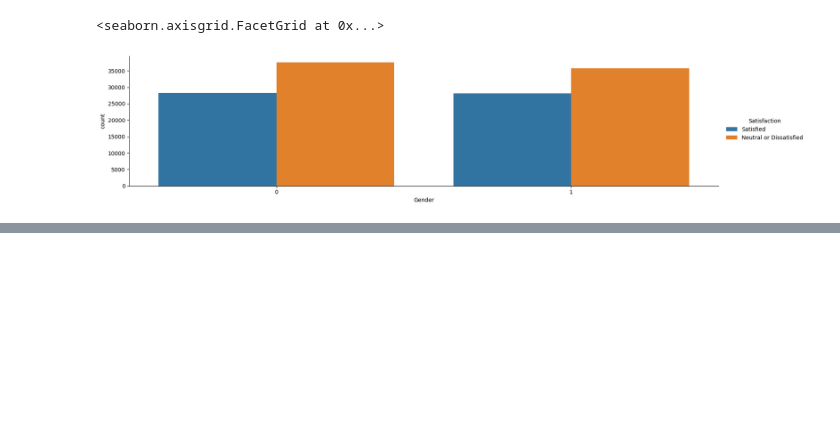
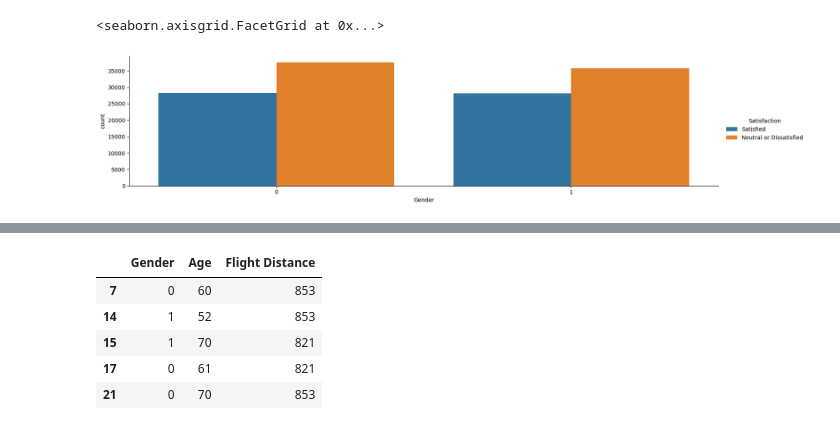
Before and after one commit to S0fft/Airline-Passenger-Satisfaction, a Jupyter notebook: airline_passenger_satisfaction.ipynb, the cells around one changed output, grey strips where cells are left out. Cells and saved outputs as stored; diff of their text form; code cells hidden in the pictures; blank space fills up the shorter version.

```diff
--- a/airline_passenger_satisfaction.ipynb
+++ b/airline_passenger_satisfaction.ipynb
@@ -257,0 +277,9 @@ sns.catplot(data=df, x='Gender', height=4, aspect=4, kind='count', hue='Satisfac
+# %%
+df.loc[df['Age'] > 50, ['Gender', 'Age', 'Flight Distance']].head()
+# %% [output]
+|  | Gender | Age | Flight Distance |
+| 7 | 0 | 60 | 853 |
+| 14 | 1 | 52 | 853 |
+| 15 | 1 | 70 | 821 |
+| 17 | 0 | 61 | 821 |
+| 21 | 0 | 70 | 853 |
```
Also changed, not shown: parts of 6 cells of this notebook.
